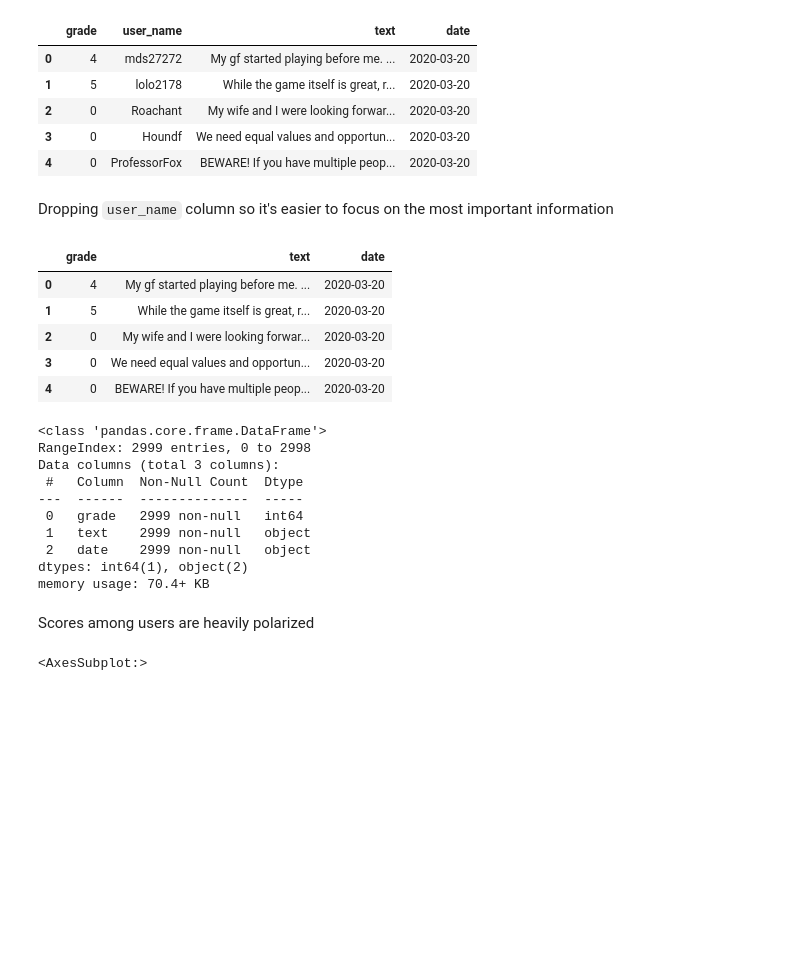
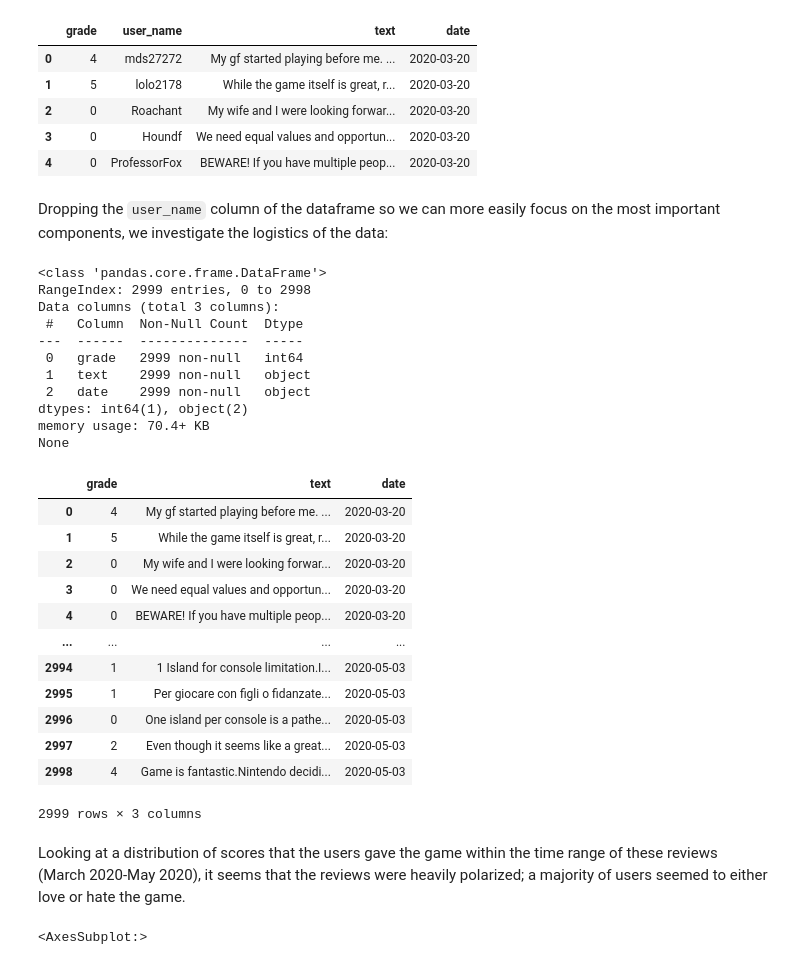
Before and after one commit to nancyho83/ACNH_Review_Sentiment, a Jupyter notebook: animal-crossing-review-analysis.ipynb, the cells around one changed output. Cells and saved outputs as stored; diff of their text form; code cells hidden in the pictures; blank space fills up the shorter version.

```diff
--- a/animal-crossing-review-analysis.ipynb
+++ b/animal-crossing-review-analysis.ipynb
@@ -48,32 +49,39 @@ user_df.head()
 | 3 | 0 | Houndf | We need equal values and opportun... | 2020-03-20 |
 | 4 | 0 | ProfessorFox | BEWARE! If you have multiple peop... | 2020-03-20 |
 # %% [markdown]
-Dropping `user_name` column so it's easier to focus on the most important information
+Dropping the `user_name` column of the dataframe so we can more easily focus on the most important components,
+we investigate the logistics of the data:
 # %%
 user_df = user_df.drop(['user_name'], axis=1)
-user_df.head()
+print(user_df.info())
+user_df
 # %% [output]
+<class 'pandas.core.frame.DataFrame'>
+RangeIndex: 2999 entries, 0 to 2998
+Data columns (total 3 columns):
+ #   Column  Non-Null Count  Dtype
+---  ------  --------------  -----
+ 0   grade   2999 non-null   int64
+ 1   text    2999 non-null   object
+ 2   date    2999 non-null   object
+dtypes: int64(1), object(2)
+memory usage: 70.4+ KB
+None
 |  | grade | text | date |
 | 0 | 4 | My gf started playing before me. ... | 2020-03-20 |
 | 1 | 5 | While the game itself is great, r... | 2020-03-20 |
 | 2 | 0 | My wife and I were looking forwar... | 2020-03-20 |
 | 3 | 0 | We need equal values and opportun... | 2020-03-20 |
 | 4 | 0 | BEWARE! If you have multiple peop... | 2020-03-20 |
+| ... | ... | ... | ... |
+| 2994 | 1 | 1 Island for console limitation.I... | 2020-05-03 |
+| 2995 | 1 | Per giocare con figli o fidanzate... | 2020-05-03 |
+| 2996 | 0 | One island per console is a pathe... | 2020-05-03 |
+| 2997 | 2 | Even though it seems like a great... | 2020-05-03 |
+| 2998 | 4 | Game is fantastic.Nintendo decidi... | 2020-05-03 |
+2999 rows × 3 columns
-# %%
-user_df.info()
-# %% [output]
-<class 'pandas.core.frame.DataFrame'>
-RangeIndex: 2999 entries, 0 to 2998
-Data columns (total 3 columns):
- #   Column  Non-Null Count  Dtype
----  ------  --------------  -----
- 0   grade   2999 non-null   int64
- 1   text    2999 non-null   object
- 2   date    2999 non-null   object
-dtypes: int64(1), object(2)
-memory usage: 70.4+ KB
-# %% [markdown]
-Scores among users are heavily polarized
+# %% [markdown]
+Looking at a distribution of scores that the users gave the game within the time range of these reviews (March 2020-May 2020), it seems that the reviews were heavily polarized; a majority of users seemed to either love or hate the game.
 # %%
 user_df['grade'].hist()
 # %% [output]
```
Also changed, not shown: parts of 14 cells of this notebook, 2 other files.
